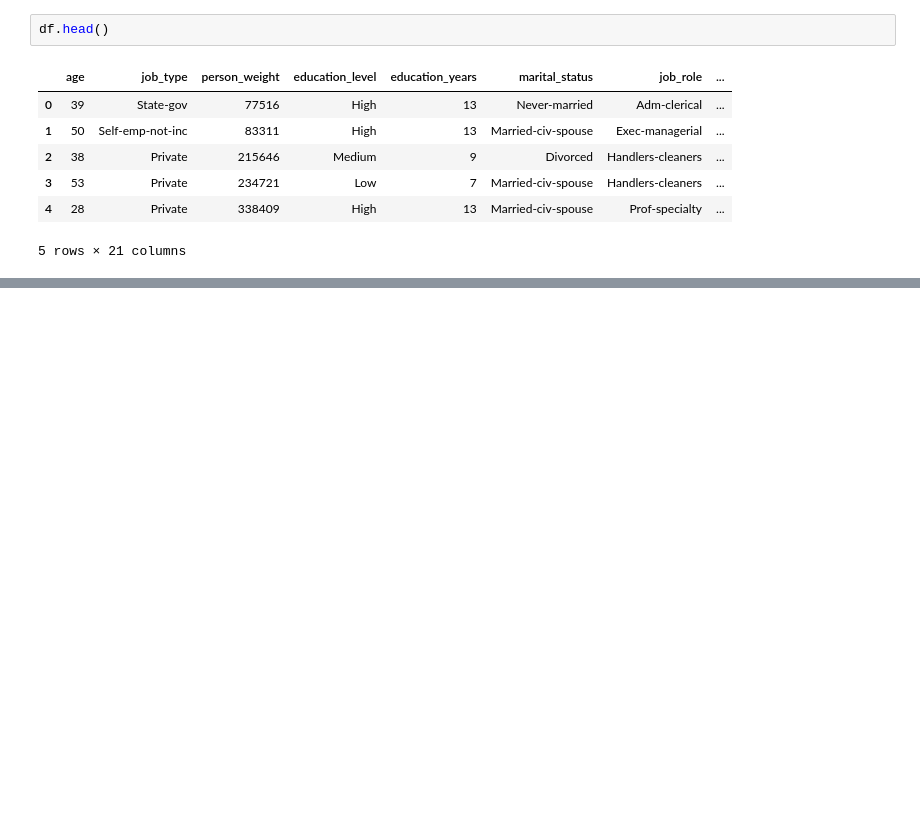
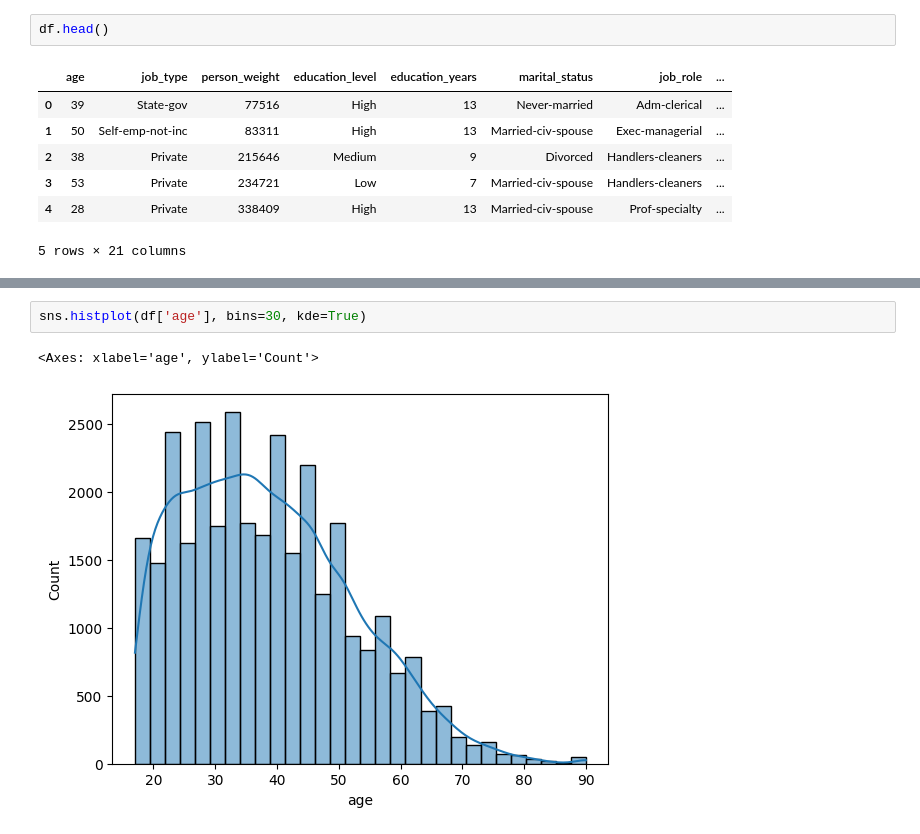
Before and after one commit to Manikantasammeta/AI-ML-Projects, a Jupyter notebook: RandomForest/adult/Main.ipynb, the cells around one changed output, grey strips where cells are left out. Drawn from its saved outputs; the diff is of its cells as text; blank space fills up the shorter version.

```diff
--- a/RandomForest/adult/Main.ipynb
+++ b/RandomForest/adult/Main.ipynb
@@ -180,0 +186,5 @@ df.head()
+# %%
+sns.histplot(df['age'], bins=30, kde=True)
+# %% [output]
+<Axes: xlabel='age', ylabel='Count'>
+[figure, added]
```
Also changed, not shown: parts of 14 cells of this notebook, 1 other file.
